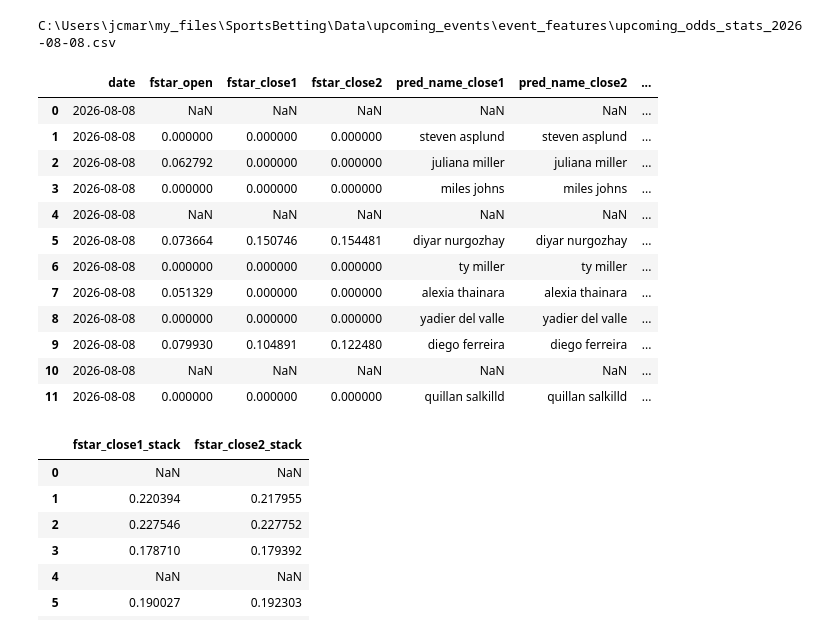
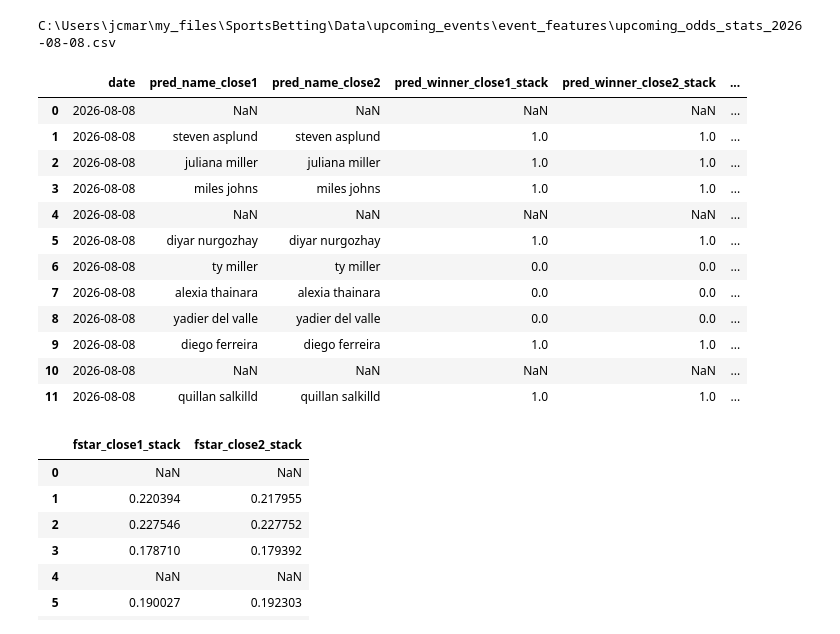
Before and after one commit to jcmarkowicz/sports_betting, a Jupyter notebook: UpcomingPicks/test_nbs/upcoming_picks.ipynb, the cells around one changed output. Saved outputs shown, nothing was run; the diff lists cells and outputs as text; code cells hidden in the pictures.

```diff
--- a/UpcomingPicks/test_nbs/upcoming_picks.ipynb
+++ b/UpcomingPicks/test_nbs/upcoming_picks.ipynb
@@ -40,26 +40,26 @@ df_bets_all, df_parlay_all = generate_bets(upcoming_df, select_odds=None)
 C:\Users\jcmar\my_files\SportsBetting\Data\upcoming_events\event_features\upcoming_odds_stats_2026-08-08.csv
 # %%
 test_columns = [
-    'date', 'fstar_open', 'fstar_close1', 'fstar_close2',
-    'pred_name_close1', 'pred_name_close2', 'pred_winner_close1',  'pred_winner_close2',
+    'date',
+    'pred_name_close1', 'pred_name_close2',
     'pred_winner_close1_stack', 'pred_winner_close2_stack', 'pred_name_close1_stack', 'pred_name_close2_stack'
 
 ]
 df_bets_all[test_columns]
 # %% [output]
-|  | date | fstar_open | fstar_close1 | fstar_close2 | pred_name_close1 | pred_name_close2 | ... |
-| 0 | 2026-08-08 | NaN | NaN | NaN | NaN | NaN | ... |
-| 1 | 2026-08-08 | 0.000000 | 0.000000 | 0.000000 | steven asplund | steven asplund | ... |
-| 2 | 2026-08-08 | 0.062792 | 0.000000 | 0.000000 | juliana miller | juliana miller | ... |
-| 3 | 2026-08-08 | 0.000000 | 0.000000 | 0.000000 | miles johns | miles johns | ... |
-| 4 | 2026-08-08 | NaN | NaN | NaN | NaN | NaN | ... |
-| 5 | 2026-08-08 | 0.073664 | 0.150746 | 0.154481 | diyar nurgozhay | diyar nurgozhay | ... |
-| 6 | 2026-08-08 | 0.000000 | 0.000000 | 0.000000 | ty miller | ty miller | ... |
-| 7 | 2026-08-08 | 0.051329 | 0.000000 | 0.000000 | alexia thainara | alexia thainara | ... |
-| 8 | 2026-08-08 | 0.000000 | 0.000000 | 0.000000 | yadier del valle | yadier del valle | ... |
-| 9 | 2026-08-08 | 0.079930 | 0.104891 | 0.122480 | diego ferreira | diego ferreira | ... |
-| 10 | 2026-08-08 | NaN | NaN | NaN | NaN | NaN | ... |
-| 11 | 2026-08-08 | 0.000000 | 0.000000 | 0.000000 | quillan salkilld | quillan salkilld | ... |
+|  | date | pred_name_close1 | pred_name_close2 | pred_winner_close1_stack | pred_winner_close2_stack | ... |
+| 0 | 2026-08-08 | NaN | NaN | NaN | NaN | ... |
+| 1 | 2026-08-08 | steven asplund | steven asplund | 1.0 | 1.0 | ... |
+| 2 | 2026-08-08 | juliana miller | juliana miller | 1.0 | 1.0 | ... |
+| 3 | 2026-08-08 | miles johns | miles johns | 1.0 | 1.0 | ... |
+| 4 | 2026-08-08 | NaN | NaN | NaN | NaN | ... |
+| 5 | 2026-08-08 | diyar nurgozhay | diyar nurgozhay | 1.0 | 1.0 | ... |
+| 6 | 2026-08-08 | ty miller | ty miller | 0.0 | 0.0 | ... |
+| 7 | 2026-08-08 | alexia thainara | alexia thainara | 0.0 | 0.0 | ... |
+| 8 | 2026-08-08 | yadier del valle | yadier del valle | 0.0 | 0.0 | ... |
+| 9 | 2026-08-08 | diego ferreira | diego ferreira | 1.0 | 1.0 | ... |
+| 10 | 2026-08-08 | NaN | NaN | NaN | NaN | ... |
+| 11 | 2026-08-08 | quillan salkilld | quillan salkilld | 1.0 | 1.0 | ... |
 # %%
 test_columns = ['fstar_close1_stack', 'fstar_close2_stack']
 df_bets_all[test_columns]
```
Also changed, not shown: 5 other files.
